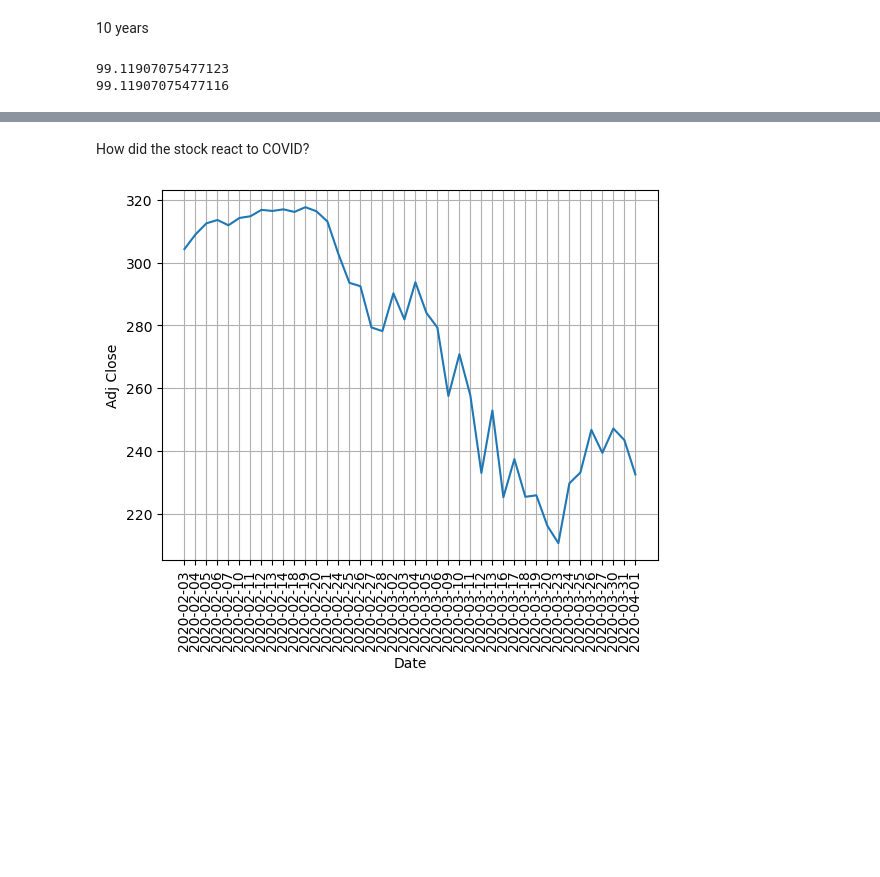
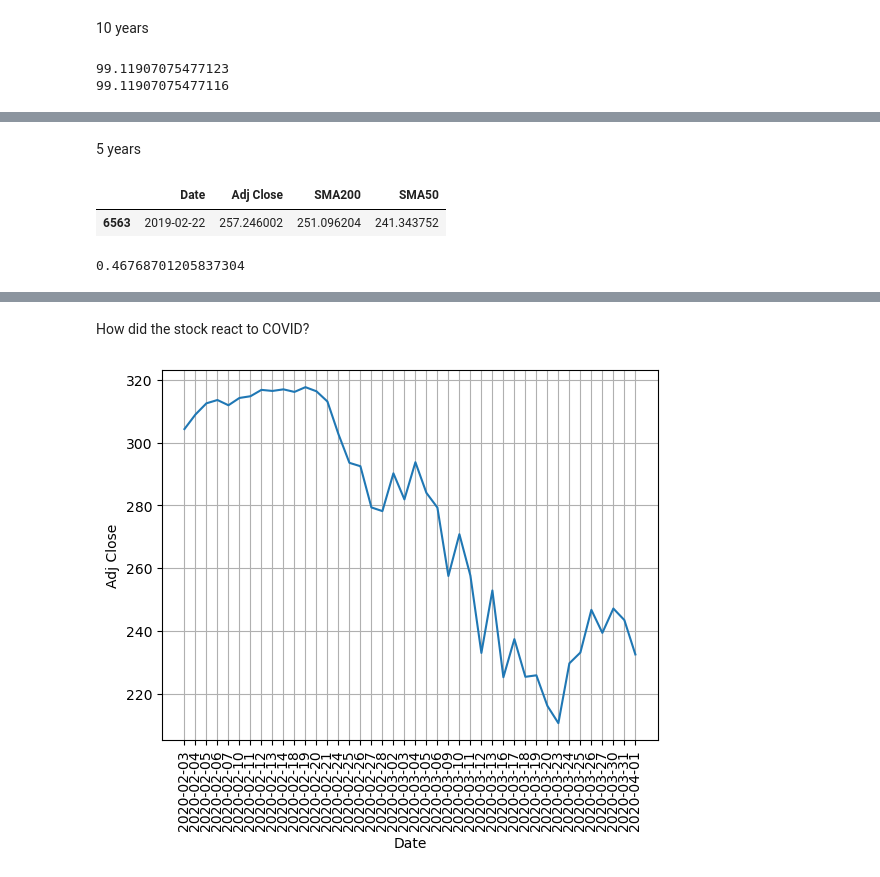
Before and after one commit to rushichokshi/Investment-Analysis, a Jupyter notebook: notebooks/spy.ipynb, the cells around one changed output, grey strips where cells are left out. Saved outputs shown, nothing was run; the diff lists cells and outputs as text; code cells hidden in the pictures; blank space fills up the shorter version.

```diff
--- a/notebooks/spy.ipynb
+++ b/notebooks/spy.ipynb
@@ -49,0 +68,11 @@ print(spy[spy['Date']>='2014-02-20']['Adj Close'].std())
+# %% [markdown]
+5 years
+# %%
+spy[spy['Date']=='2019-02-22']
+# %% [output]
+|  | Date | Adj Close | SMA200 | SMA50 |
+| 6563 | 2019-02-22 | 257.246002 | 251.096204 | 241.343752 |
+# %%
+(483.260803-257.246002)/483.260803
+# %% [output]
+0.46768701205837304
```
Also changed, not shown: parts of 9 cells of this notebook, 3 other files.
